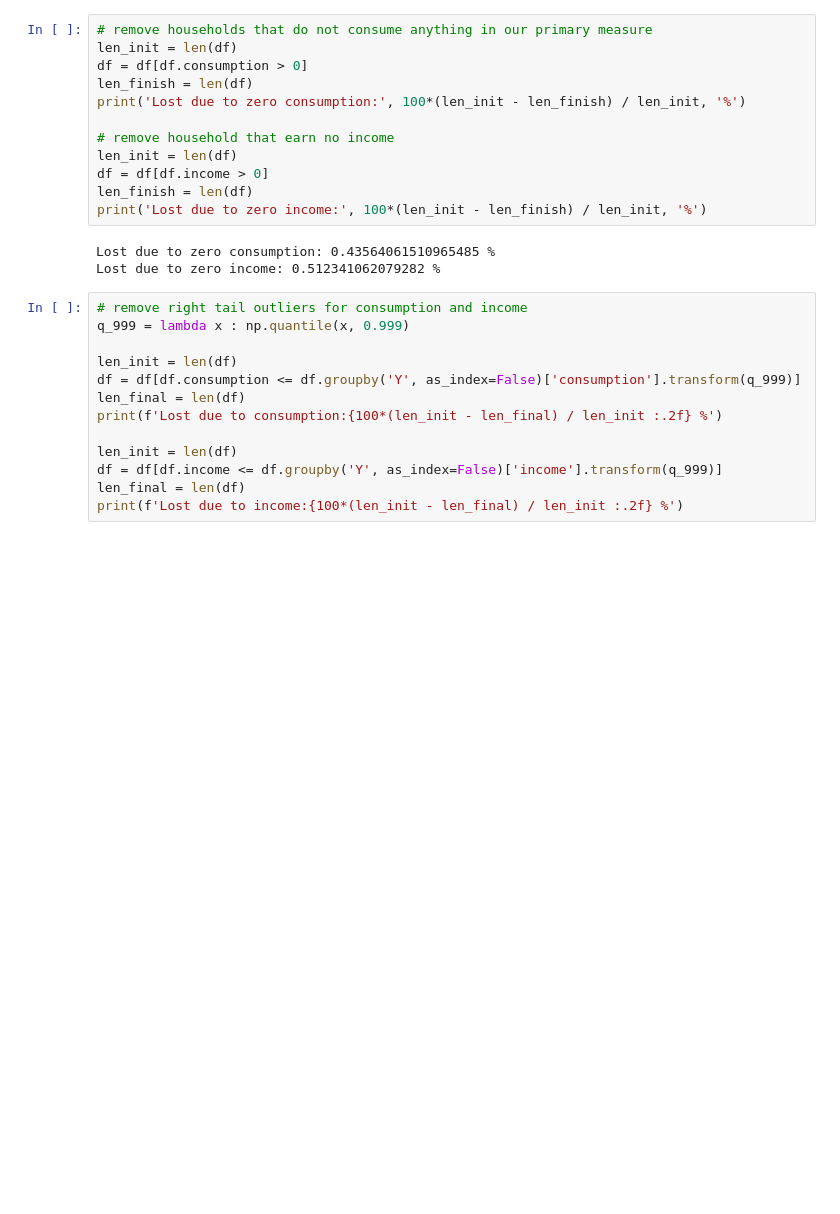
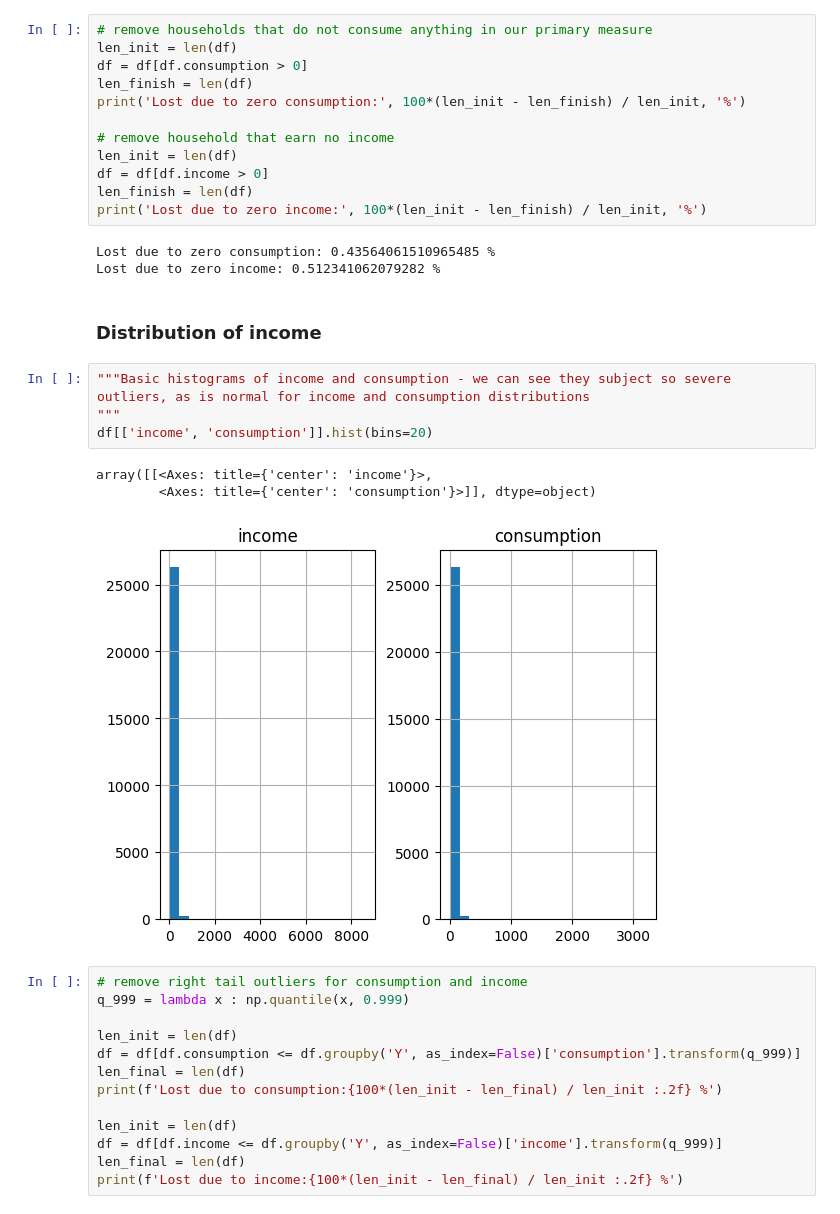
Before and after one commit to mjv2146/household-consumption, a Jupyter notebook: notebooks/01_main.ipynb, the cells around one changed output. Saved outputs shown, nothing was run; the diff lists cells and outputs as text; blank space fills up the shorter version.

```diff
--- a/notebooks/01_main.ipynb
+++ b/notebooks/01_main.ipynb
@@ -373,6 +377,16 @@ print('Lost due to zero income:', 100*(len_init - len_finish) / len_init, '%')
 # %% [output]
 Lost due to zero consumption: 0.43564061510965485 %
 Lost due to zero income: 0.512341062079282 %
+# %% [markdown]
+### Distribution of income
+# %%
+"""Basic histograms of income and consumption - we can see they subject so severe outliers, as is normal for income and consumption distributions
+"""
+df[['income', 'consumption']].hist(bins=20)
+# %% [output]
+array([[<Axes: title={'center': 'income'}>,
+        <Axes: title={'center': 'consumption'}>]], dtype=object)
+[figure, added]
 # %%
 # remove right tail outliers for consumption and income
 q_999 = lambda x : np.quantile(x, 0.999)
```
Also changed, not shown: parts of 14 cells of this notebook, 1 other file.
